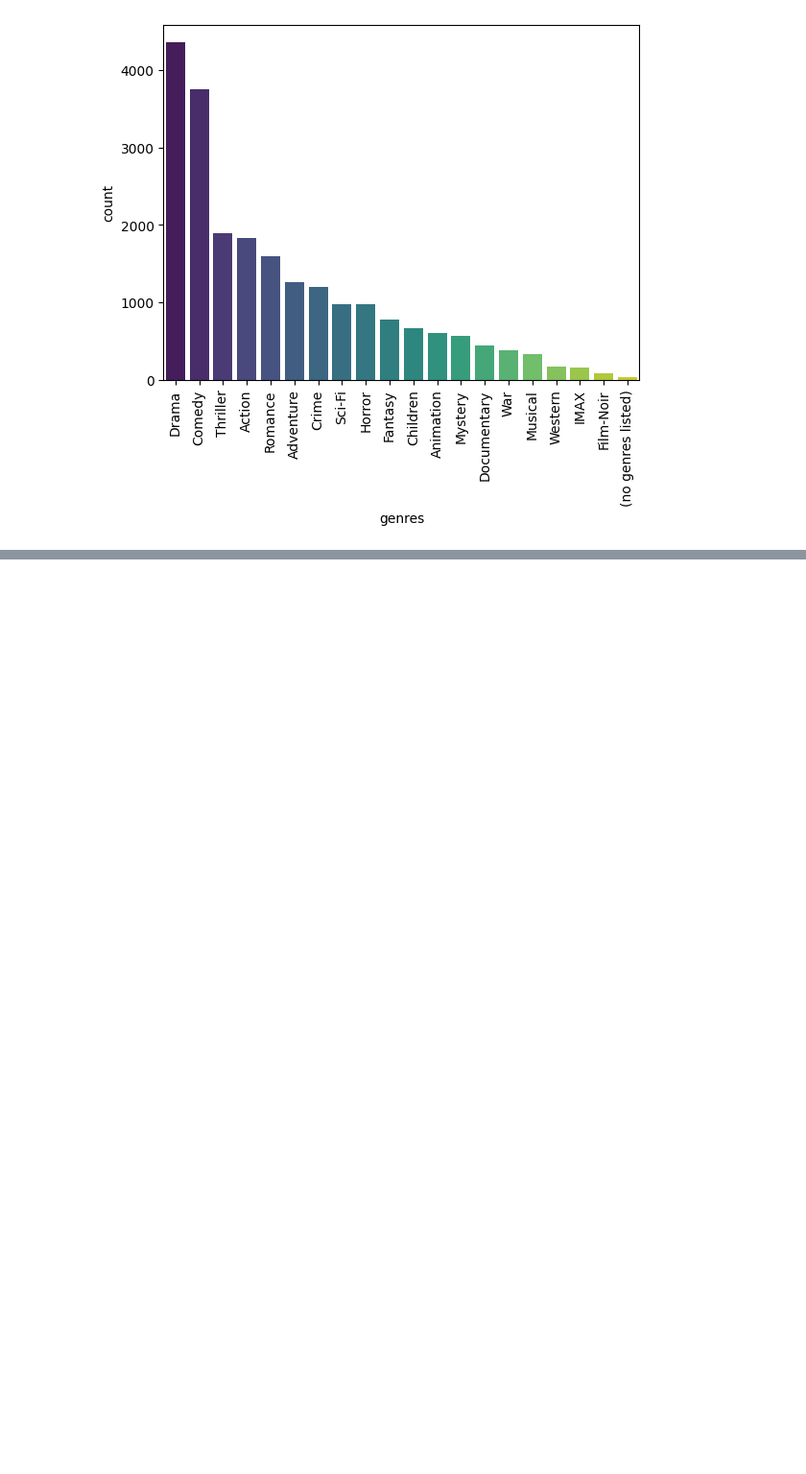
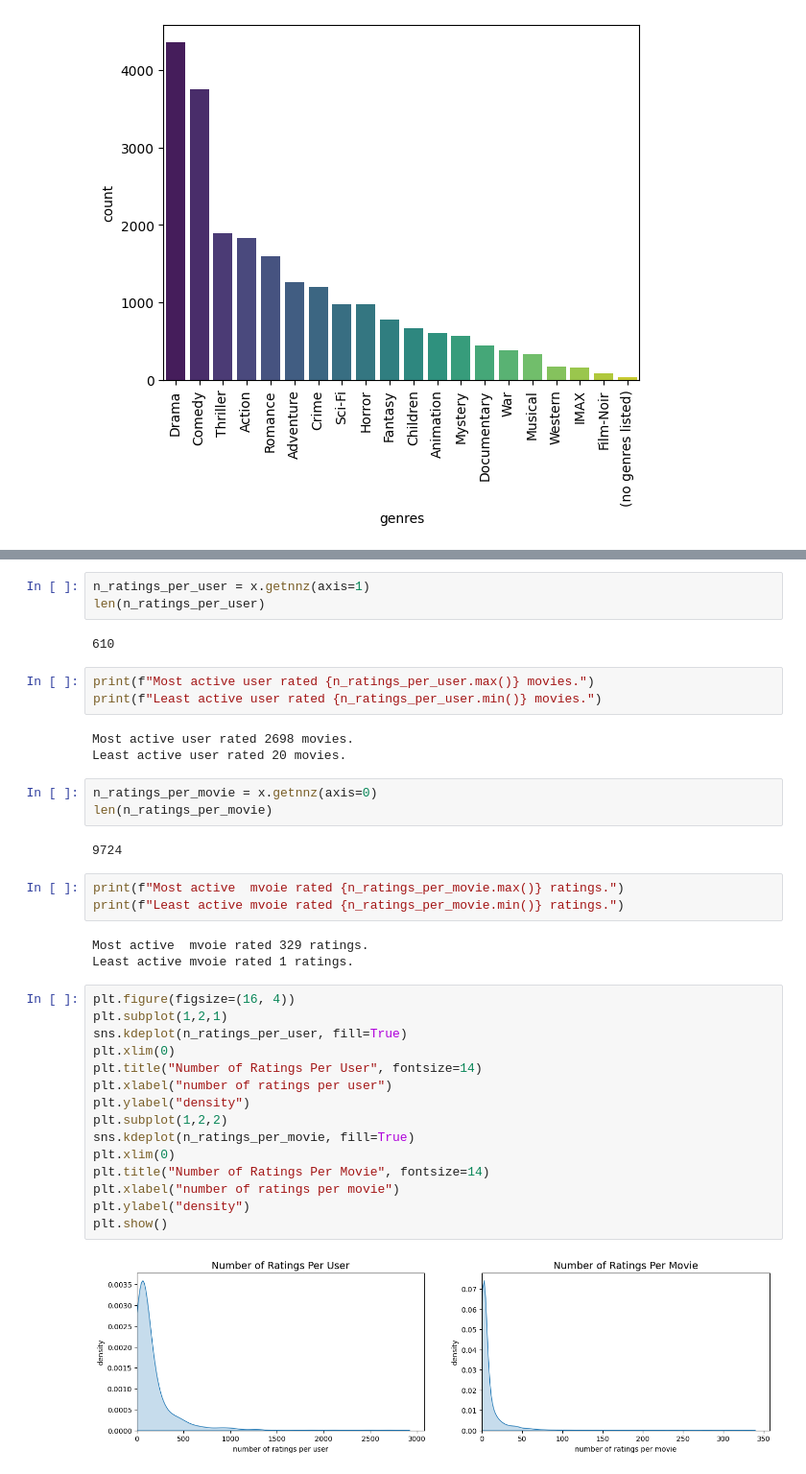
Before and after one commit to Mohammadhoseinajorloo/Movielo, a Jupyter notebook: notebooks/analyze.ipynb, the cells around one changed output, grey strips where cells are left out. Shown at 96% size. Drawn from its saved outputs; the diff is of its cells as text; blank space fills up the shorter version.

```diff
--- a/notebooks/analyze.ipynb
+++ b/notebooks/analyze.ipynb
@@ -215,0 +265,39 @@ Passing `palette` without assigning `hue` is deprecated and will be removed in v
+# %%
+n_ratings_per_user = x.getnnz(axis=1)
+len(n_ratings_per_user)
+# %% [output]
+610
+# %%
+print(f"Most active user rated {n_ratings_per_user.max()} movies.")
+print(f"Least active user rated {n_ratings_per_user.min()} movies.")
+# %% [output]
+Most active user rated 2698 movies.
+Least active user rated 20 movies.
+# %%
+n_ratings_per_movie = x.getnnz(axis=0)
+len(n_ratings_per_movie)
+# %% [output]
+9724
+# %%
+print(f"Most active  mvoie rated {n_ratings_per_movie.max()} ratings.")
+print(f"Least active mvoie rated {n_ratings_per_movie.min()} ratings.")
+# %% [output]
+Most active  mvoie rated 329 ratings.
+Least active mvoie rated 1 ratings.
+# %%
+plt.figure(figsize=(16, 4))
+plt.subplot(1,2,1)
+sns.kdeplot(n_ratings_per_user, fill=True)
+plt.xlim(0)
+plt.title("Number of Ratings Per User", fontsize=14)
+plt.xlabel("number of ratings per user")
+plt.ylabel("density")
+plt.subplot(1,2,2)
+sns.kdeplot(n_ratings_per_movie, fill=True)
+plt.xlim(0)
+plt.title("Number of Ratings Per Movie", fontsize=14)
+plt.xlabel("number of ratings per movie")
+plt.ylabel("density")
+plt.show()
+# %% [output]
+[figure, added]
```
Also changed, not shown: parts of 5 cells of this notebook.
